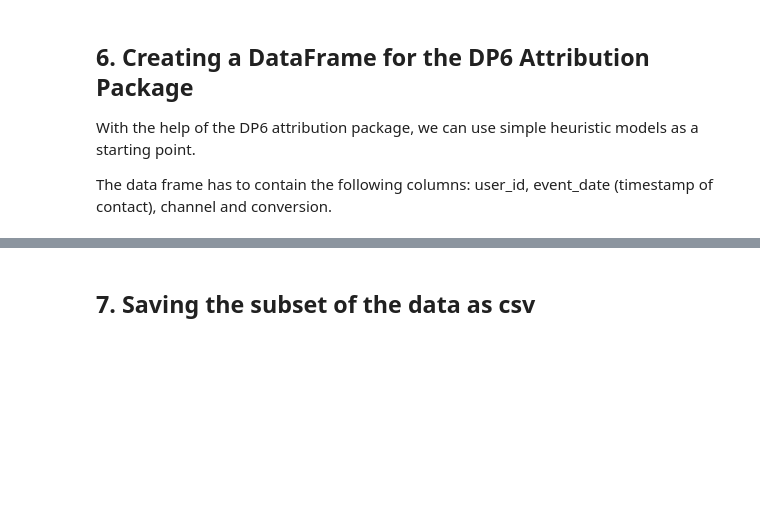
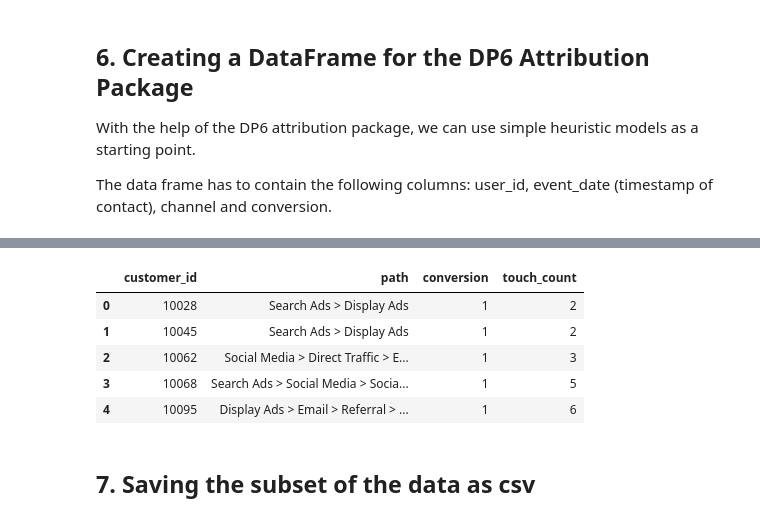
Before and after one commit to MaJo632/attribution-modeling, a Jupyter notebook: notebooks/01_eda_multitouch.ipynb, the cells around one changed output, grey strips where cells are left out. Drawn from its saved outputs; the diff is of its cells as text; code cells hidden in the pictures; blank space fills up the shorter version.

```diff
--- a/notebooks/01_eda_multitouch.ipynb
+++ b/notebooks/01_eda_multitouch.ipynb
@@ -242,3 +246,30 @@ The graph shows, that most of the chains have only one contact, so we are reduci
 With the help of the DP6 attribution package, we can use simple heuristic models as a starting point.
 
 The data frame has to contain the following columns: user_id, event_date (timestamp of contact), channel and conversion.
+# %%
+# 1. Sorting according to user and date
+df = df.sort_values(["customer_id", "event_date"])
+
+# Creating a touchpoint label
+#df["touch"] = df["channel_name"] + "_" + df["campaign"]
+
+# Summing up the sequences per user
+seq_df = (
+    df.groupby("customer_id")
+      .agg(
+          path=("channel_name", lambda x: " > ".join(x)),
+          conversion=("conversion", "max")
+      )
+      .reset_index()
+)
+
+# Checking length of seuqence
+seq_df["touch_count"] = seq_df["path"].str.count(" > ") + 1
+
+# Overview single versus multi touch
+counts = seq_df["touch_count"].value_counts().sort_index()
+print("Touchpoint-Verteilung pro Nutzer:")
+print(counts)
+
+# seq_df ist nun in der Form, die das DP6 Attribution Package erwartet:
+# Spalten: customer_id, path, conversion[, touch_count]
@@ -245,3 +322,12 @@ The data frame has to contain the following columns: user_id, event_date (timest
+# %%
+seq_df.head()
+# %% [output]
+|  | customer_id | path | conversion | touch_count |
+| 0 | 10028 | Search Ads > Display Ads | 1 | 2 |
+| 1 | 10045 | Search Ads > Display Ads | 1 | 2 |
+| 2 | 10062 | Social Media > Direct Traffic > E... | 1 | 3 |
+| 3 | 10068 | Search Ads > Social Media > Socia... | 1 | 5 |
+| 4 | 10095 | Display Ads > Email > Referral > ... | 1 | 6 |
 # %% [markdown]
 ## 7. Saving the subset of the data as csv
 # %%
```
Also changed, not shown: parts of 7 cells of this notebook, 2 other files.
